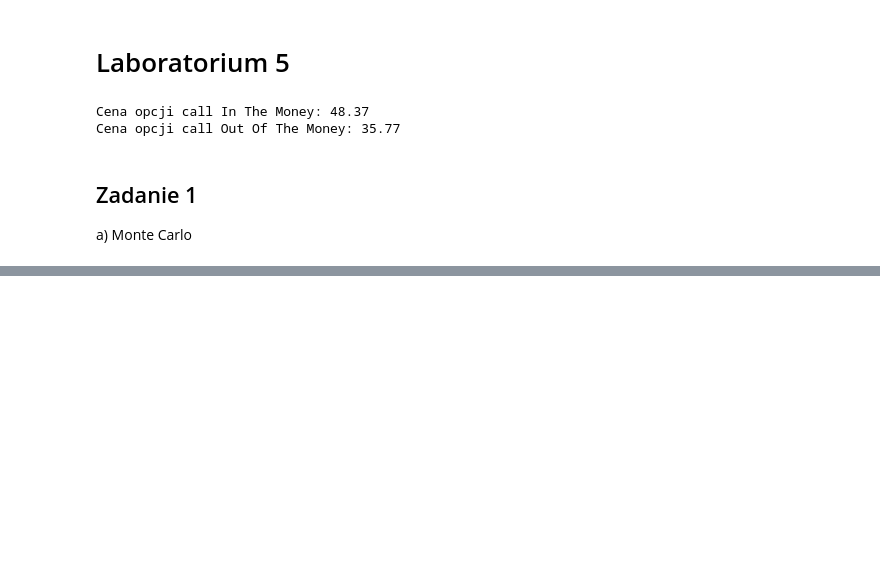
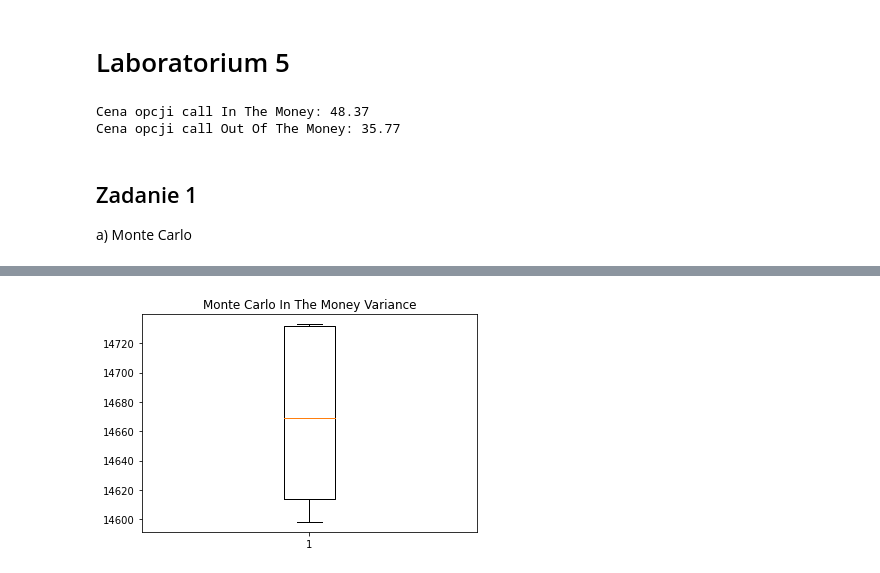
Before and after one commit to gekas145/MF, a Jupyter notebook: lab5.ipynb, the cells around one changed output, grey strips where cells are left out. Drawn from its saved outputs; the diff is of its cells as text; code cells hidden in the pictures; blank space fills up the shorter version.

```diff
--- a/lab5.ipynb
+++ b/lab5.ipynb
@@ -50,0 +51,6 @@ plt.show()
+# %%
+plt.boxplot(var_ls)
+plt.title('Monte Carlo In The Money Variance')
+plt.show()
+# %% [output]
+[figure, added]
```
Also changed, not shown: parts of 7 cells of this notebook.
